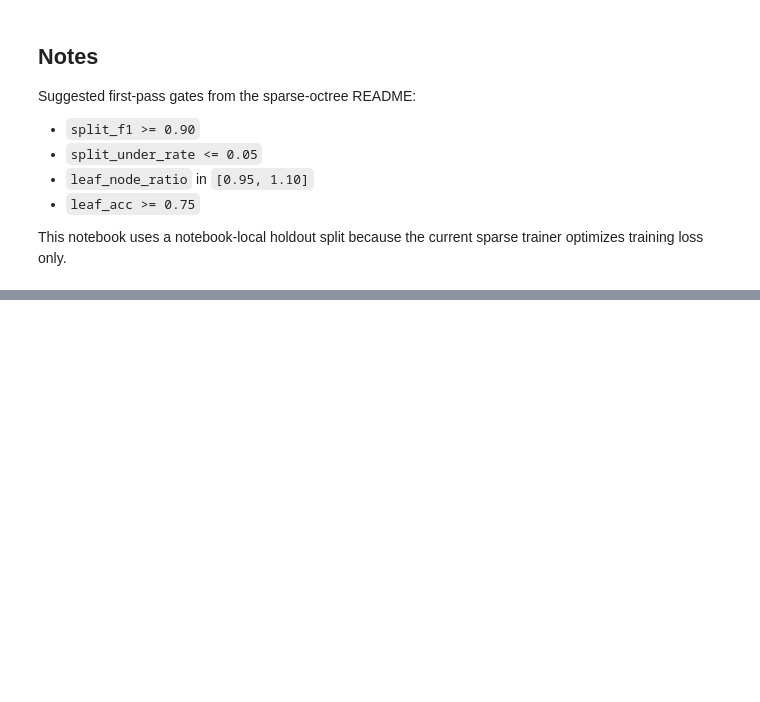
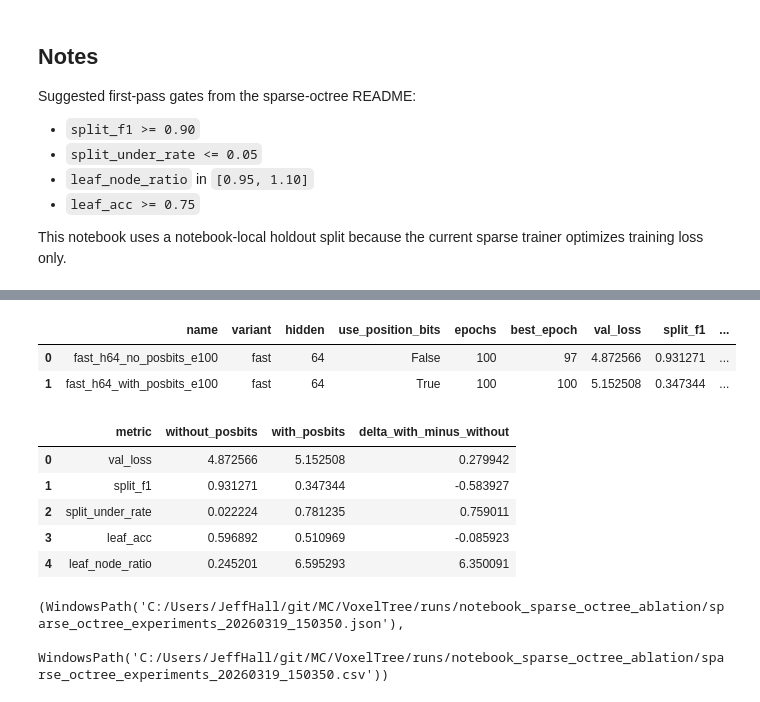
Before and after one commit to rhythmatician/VoxelTree, a Jupyter notebook: voxel_tree/tasks/sparse_octree/sparse_octree_ablation_lab.ipynb, the cells around one changed output, grey strips where cells are left out. Cells and saved outputs as stored; diff of their text form; code cells hidden in the pictures; blank space fills up the shorter version.

```diff
--- a/voxel_tree/tasks/sparse_octree/sparse_octree_ablation_lab.ipynb
+++ b/voxel_tree/tasks/sparse_octree/sparse_octree_ablation_lab.ipynb
@@ -1542,0 +1620,77 @@ This notebook uses a notebook-local holdout split because the current sparse tra
+# %%
+long_position_ablation_results = [
+    run_quick_experiment(
+        ExperimentConfig(
+            name='fast_h64_no_posbits_e100',
+            hidden=64,
+            model_variant='fast',
+            max_samples=256,
+            epochs=100,
+            use_position_bits=False,
+        )
+    ),
+    run_quick_experiment(
+        ExperimentConfig(
+            name='fast_h64_with_posbits_e100',
+            hidden=64,
+            model_variant='fast',
+            max_samples=256,
+            epochs=100,
+            use_position_bits=True,
+        )
+    ),
+]
+
+long_position_ablation_frame = pd.DataFrame(summarize_results(long_position_ablation_results))
+display(long_position_ablation_frame)
+
+if len(long_position_ablation_frame) == 2:
+    long_baseline_row = long_position_ablation_frame[long_position_ablation_frame['use_position_bits'] == False].iloc[0]
+    long_posbits_row = long_position_ablation_frame[long_position_ablation_frame['use_position_bits'] == True].iloc[0]
+    long_delta = pd.DataFrame([
+        {
+            'metric': 'val_loss',
+            'without_posbits': float(long_baseline_row['val_loss']),
+            'with_posbits': float(long_posbits_row['val_loss']),
+            'delta_with_minus_without': float(long_posbits_row['val_loss']) - float(long_baseline_row['val_loss']),
+        },
+        {
+            'metric': 'split_f1',
+            'without_posbits': float(long_baseline_row['split_f1']),
+            'with_posbits': float(long_posbits_row['split_f1']),
+            'delta_with_minus_without': float(long_posbits_row['split_f1']) - float(long_baseline_row['split_f1']),
+        },
+        {
+            'metric': 'split_under_rate',
+            'without_posbits': float(long_baseline_row['split_under_rate']),
+            'with_posbits': float(long_posbits_row['split_under_rate']),
+            'delta_with_minus_without': float(long_posbits_row['split_under_rate']) - float(long_baseline_row['split_under_rate']),
+        },
+        {
+            'metric': 'leaf_acc',
+            'without_posbits': float(long_baseline_row['leaf_acc']),
+            'with_posbits': float(long_posbits_row['leaf_acc']),
+            'delta_with_minus_without': float(long_posbits_row['leaf_acc']) - float(long_baseline_row['leaf_acc']),
+        },
+        {
+            'metric': 'leaf_node_ratio',
+            'without_posbits': float(long_baseline_row['leaf_node_ratio']),
+            'with_posbits': float(long_posbits_row['leaf_node_ratio']),
+            'delta_with_minus_without': float(long_posbits_row['leaf_node_ratio']) - float(long_baseline_row['leaf_node_ratio']),
+        },
+    ])
+    display(long_delta)
+
+save_results(long_position_ablation_results)
+# %% [output]
+|  | name | variant | hidden | use_position_bits | epochs | best_epoch | val_loss | split_f1 | ... |
+| 0 | fast_h64_no_posbits_e100 | fast | 64 | False | 100 | 97 | 4.872566 | 0.931271 | ... |
+| 1 | fast_h64_with_posbits_e100 | fast | 64 | True | 100 | 100 | 5.152508 | 0.347344 | ... |
+|  | metric | without_posbits | with_posbits | delta_with_minus_without |
+| 0 | val_loss | 4.872566 | 5.152508 | 0.279942 |
+| 1 | split_f1 | 0.931271 | 0.347344 | -0.583927 |
+| 2 | split_under_rate | 0.022224 | 0.781235 | 0.759011 |
+| 3 | leaf_acc | 0.596892 | 0.510969 | -0.085923 |
+| 4 | leaf_node_ratio | 0.245201 | 6.595293 | 6.350091 |
+(WindowsPath('C:/Users/JeffHall/git/MC/VoxelTree/runs/notebook_sparse_octree_ablation/sparse_octree_experiments_20260319_150350.json'),
+ WindowsPath('C:/Users/JeffHall/git/MC/VoxelTree/runs/notebook_sparse_octree_ablation/sparse_octree_experiments_20260319_150350.csv'))
```
Also changed, not shown: parts of 12 cells of this notebook.
